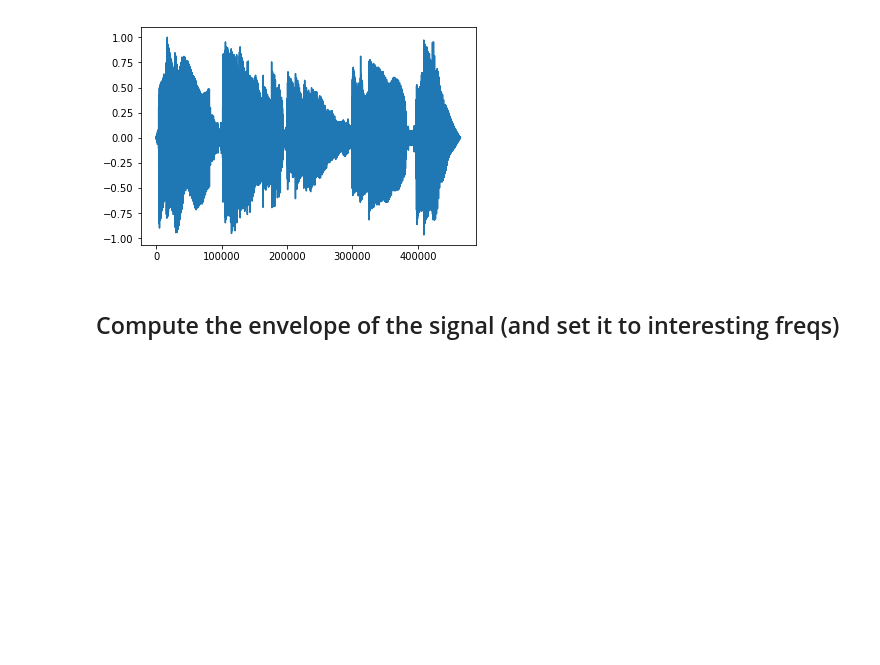
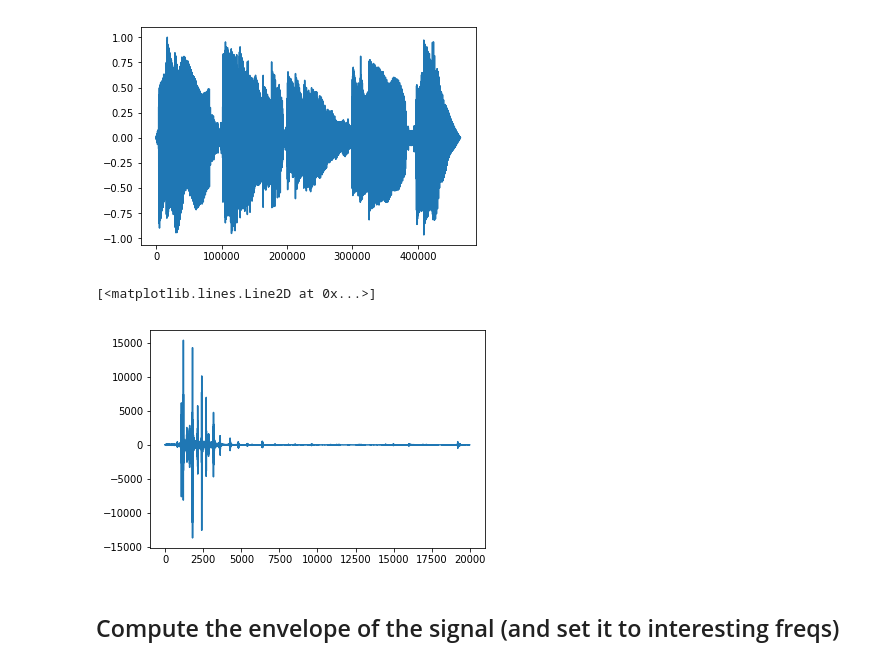
Before and after one commit to lucieperrotta/ASP, a Jupyter notebook: Auto Wah.ipynb, the cells around one changed output. Saved outputs shown, nothing was run; the diff lists cells and outputs as text; code cells hidden in the pictures; blank space fills up the shorter version.

```diff
--- a/Auto Wah.ipynb
+++ b/Auto Wah.ipynb
@@ -66,6 +68,11 @@ IPython.display.Audio(data, rate=fs)
 # %% [output]
 [interactive output not drawn]
 [figure]
+# %%
+plt.plot(np.fft.fft(data)[:20000])
+# %% [output]
+[<matplotlib.lines.Line2D at 0x...>]
+[figure, added]
 # %% [markdown]
 ## Compute the envelope of the signal (and set it to interesting freqs)
 # %%
```
Also changed, not shown: parts of 15 cells of this notebook, 1 other file.
